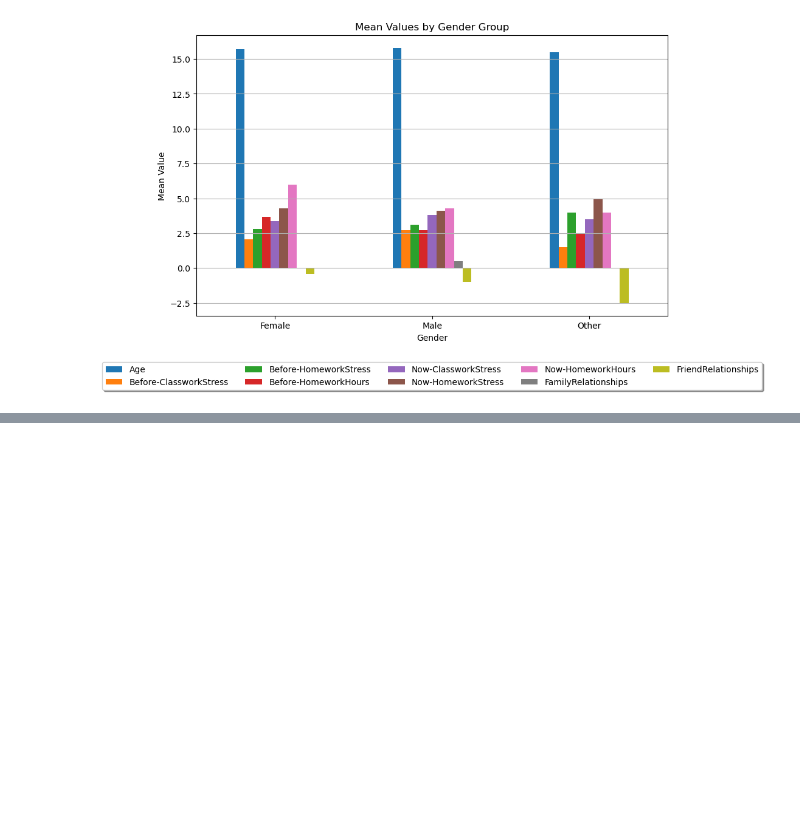
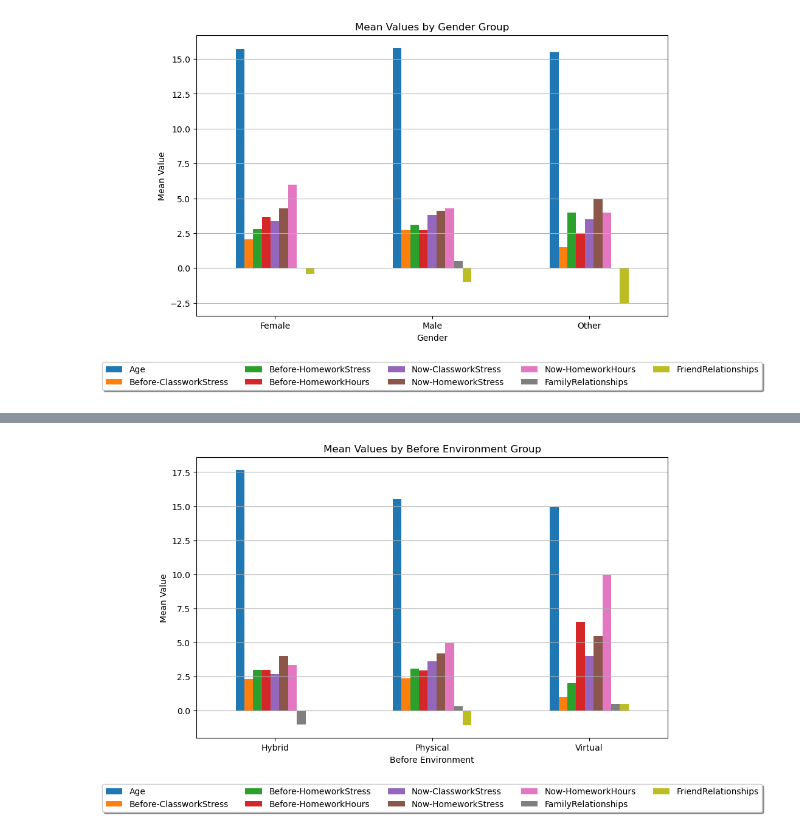
Before and after one commit to seric0619/Springboard, a Jupyter notebook: Capstone/Data-Wrangling.ipynb, the cells around one changed output, grey strips where cells are left out. Drawn from its saved outputs; the diff is of its cells as text; code cells hidden in the pictures; blank space fills up the shorter version.

```diff
--- a/Capstone/Data-Wrangling.ipynb
+++ b/Capstone/Data-Wrangling.ipynb
@@ -70,6 +87,3 @@ Now-HomeworkStress          0   0.0
 Now-HomeworkHours           0   0.0
 FamilyRelationships         0   0.0
 FriendRelationships         0   0.0
-# %%
-data = data.dropna()
-print(data)
@@ -293,0 +365,12 @@ plt.show()
+# %%
+# Select numerical columns
+numerical_data = data.select_dtypes(include=['int64', 'float64'])
+
+# Group the numerical data by 'Before-Environment'
+before_env_groups = numerical_data.groupby(data['Before-Environment'])
+
+# Calculate means for each before_env group
+before_env_means = before_env_groups.mean()
+
+# Display the means
+before_env_means.head()
@@ -293,0 +401,15 @@ plt.show()
+# %%
+# Plot the means for before_env
+ax = before_env_means.plot(kind='bar', figsize=(10, 6))
+plt.title('Mean Values by Before Environment Group')
+plt.xlabel('Before Environment')
+plt.ylabel('Mean Value')
+plt.xticks(rotation=0)  # Rotate x-axis labels if needed
+plt.grid(axis='y')  # Add gridlines along y-axis
+
+# Move the legend below the plot
+plt.legend(loc='upper center', bbox_to_anchor=(0.5, -0.15), fancybox=True, shadow=True, ncol=5)
+
+plt.show()
+# %% [output]
+[figure, added]
```
Also changed, not shown: parts of 37 cells of this notebook.
